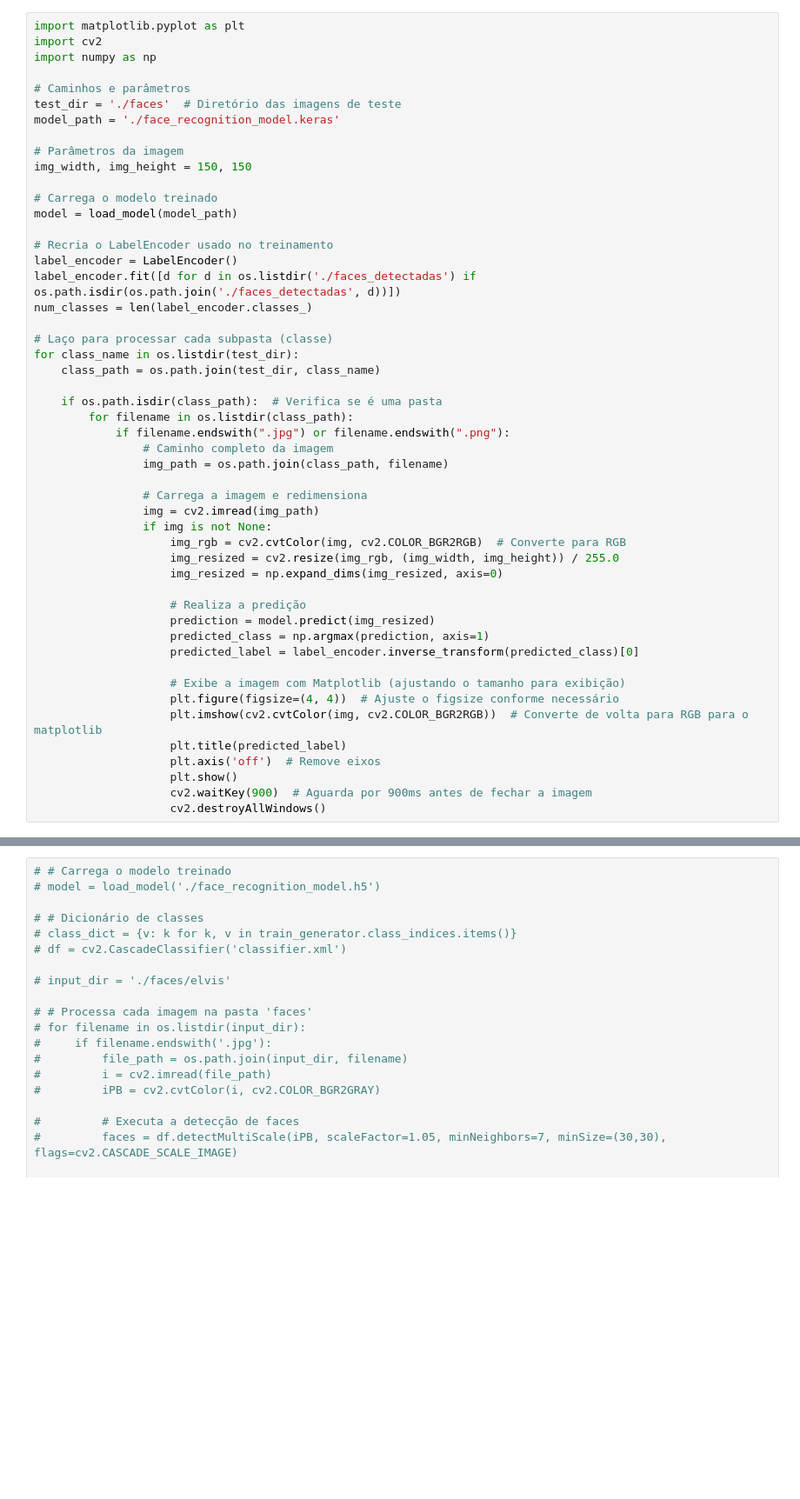
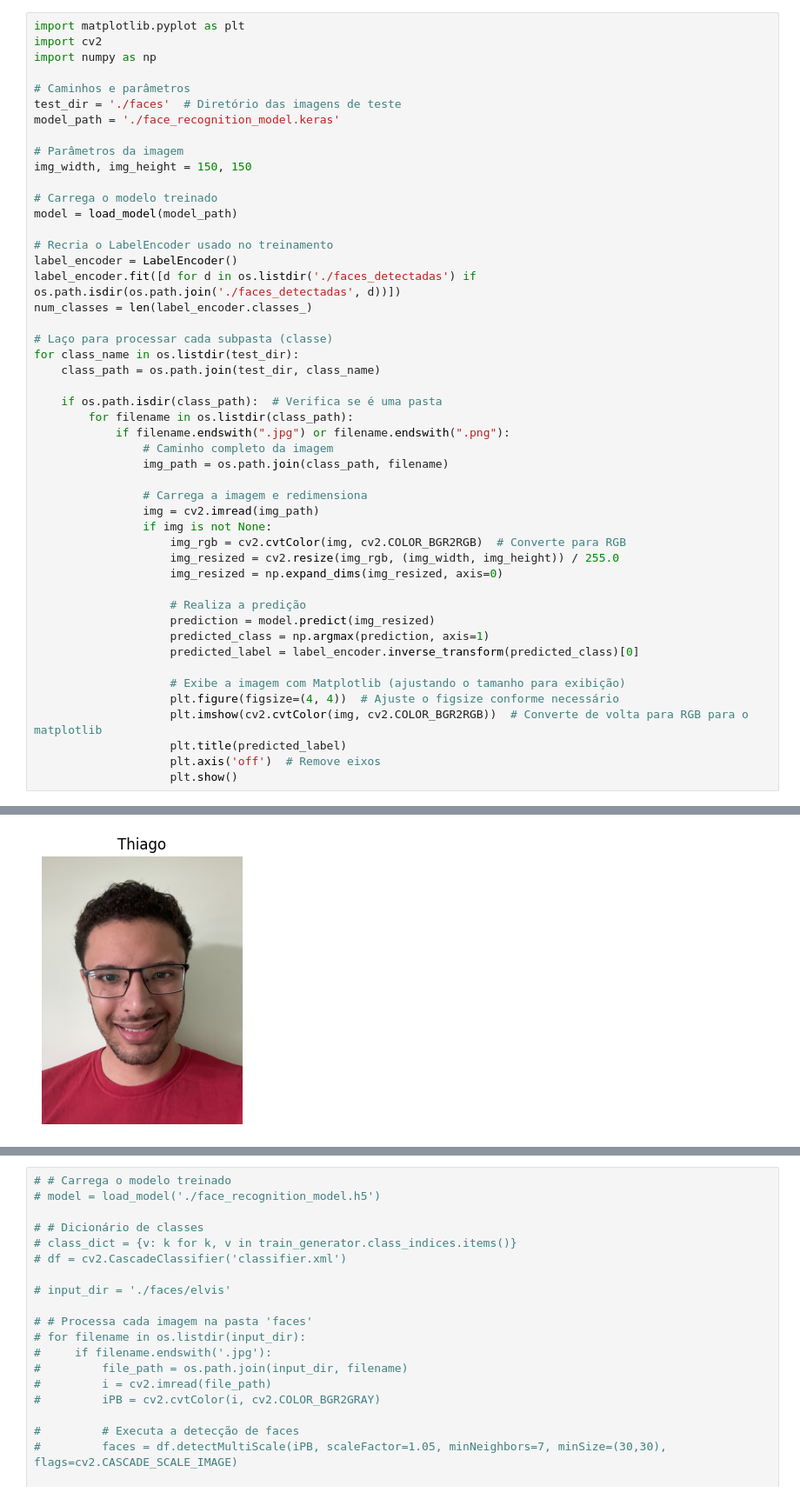
Before and after one commit to vinibodruch/face-identifier, a Jupyter notebook: deteccao-face.ipynb, the cells around one changed output, grey strips where cells are left out. Shown at 87% size. Cells and saved outputs as stored; diff of their text form; blank space fills up the shorter version.

```diff
--- a/deteccao-face.ipynb
+++ b/deteccao-face.ipynb
@@ -394,5 +418,4 @@ for class_name in os.listdir(test_dir):
                     plt.title(predicted_label)
                     plt.axis('off')  # Remove eixos
                     plt.show()
-                    cv2.waitKey(900)  # Aguarda por 900ms antes de fechar a imagem
-                    cv2.destroyAllWindows()
+# %% [output]
@@ -398,0 +423 @@ for class_name in os.listdir(test_dir):
+[figure, added]
```
Also changed, not shown: parts of 14 cells of this notebook, 3 other files.
